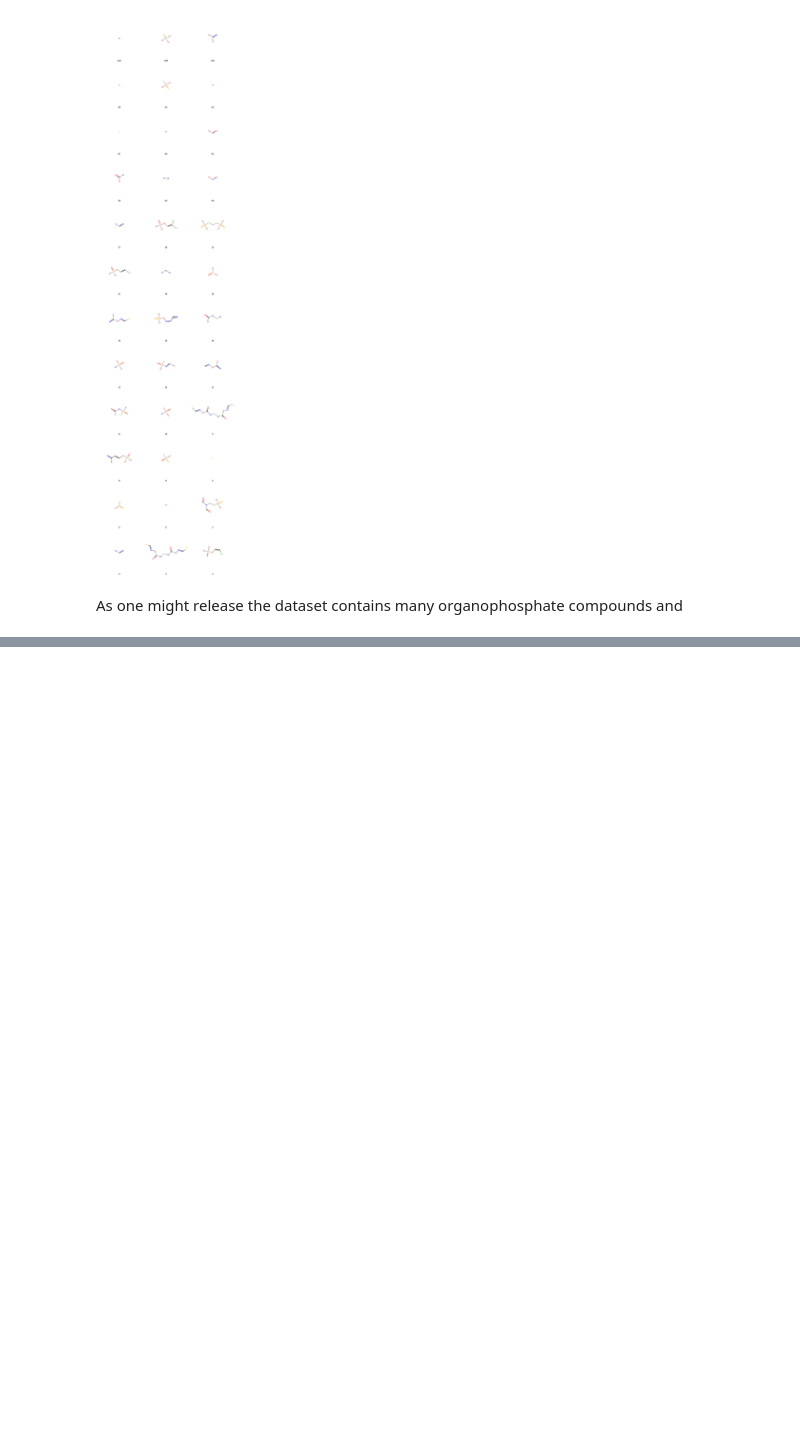
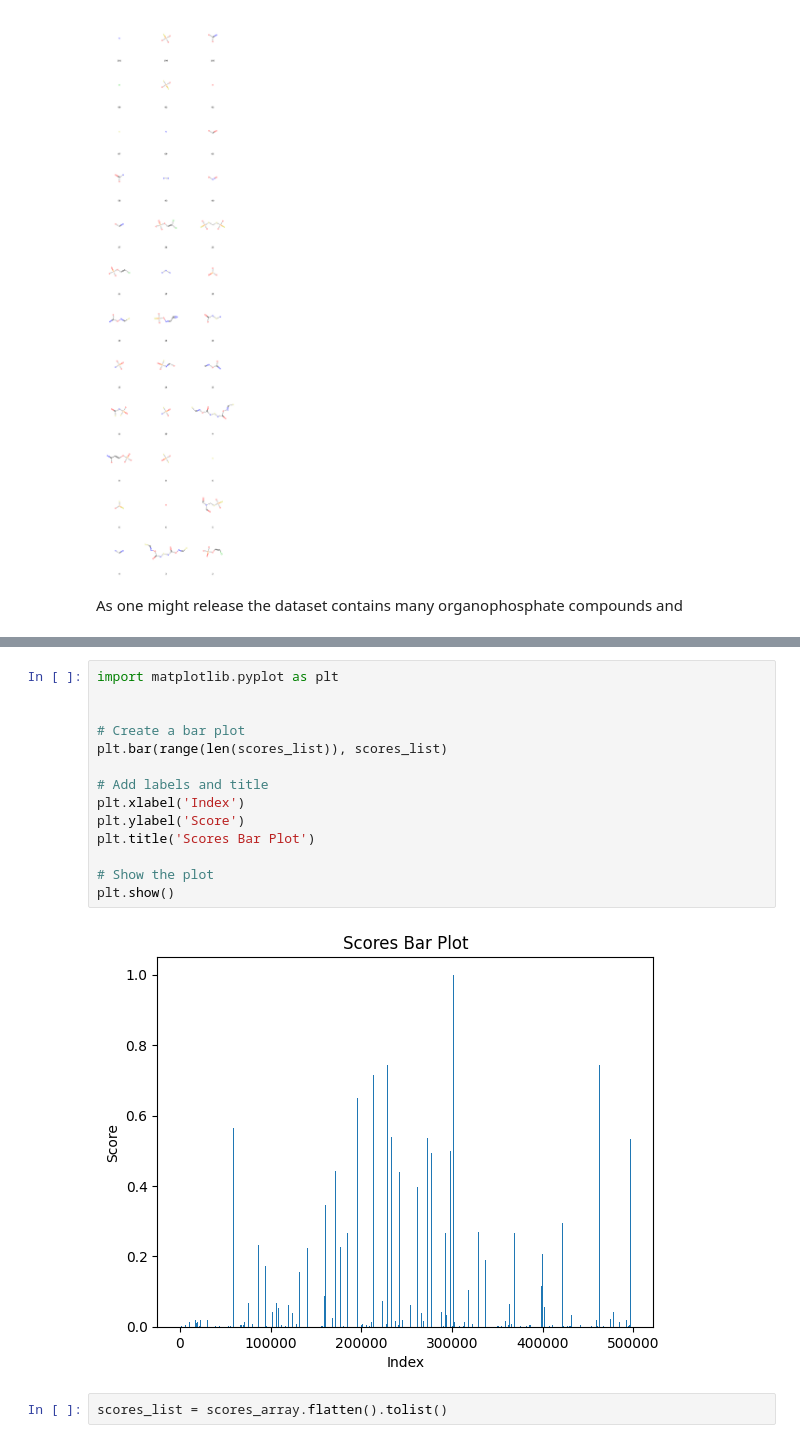
Before and after one commit to vdhooftcompmet/MS2LDA, a Jupyter notebook: notebooks/Pos_ACHE_Inhibitors_dataset.ipynb, the cells around one changed output, grey strips where cells are left out. Saved outputs shown, nothing was run; the diff lists cells and outputs as text; blank space fills up the shorter version.

```diff
--- a/notebooks/Pos_ACHE_Inhibitors_dataset.ipynb
+++ b/notebooks/Pos_ACHE_Inhibitors_dataset.ipynb
@@ -162,0 +323,18 @@ As one might release the dataset contains many organophosphate compounds and
+# %%
+import matplotlib.pyplot as plt
+
+
+# Create a bar plot
+plt.bar(range(len(scores_list)), scores_list)
+
+# Add labels and title
+plt.xlabel('Index')
+plt.ylabel('Score')
+plt.title('Scores Bar Plot')
+
+# Show the plot
+plt.show()
+# %% [output]
+[figure, added]
+# %%
+scores_list = scores_array.flatten().tolist()
```
Also changed, not shown: parts of 12 cells of this notebook, 3 other files.
